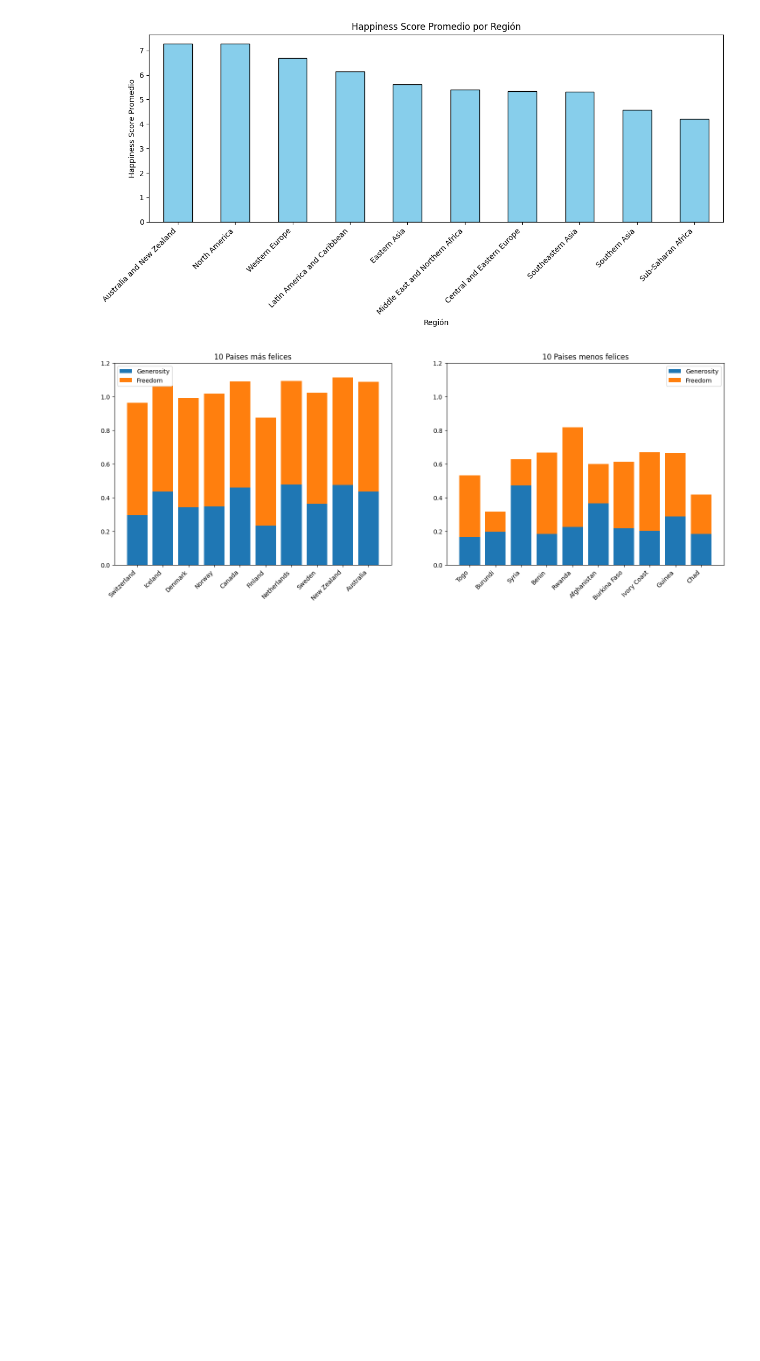
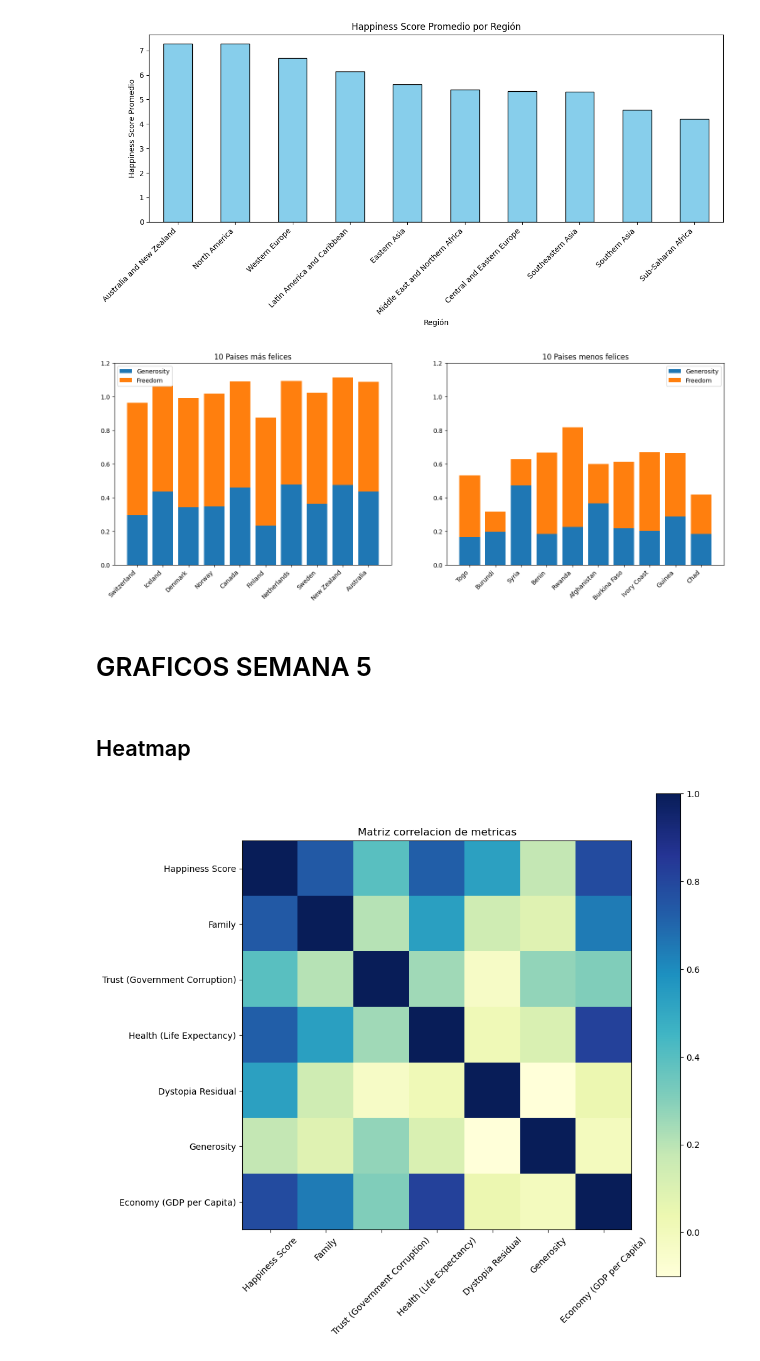
Before and after one commit to PapConAbrilar/Proyecto_Happiness, a Jupyter notebook: Proyecto.ipynb, the cells around one changed output. Saved outputs shown, nothing was run; the diff lists cells and outputs as text; code cells hidden in the pictures; blank space fills up the shorter version.

```diff
--- a/Proyecto.ipynb
+++ b/Proyecto.ipynb
@@ -233,3 +209,28 @@ p.legend.location = "top_left"
 l = layout([[p]], sizing_mode="stretch_both", margin=(60,60,60,60))
 
 show(p)
+# %% [markdown]
+# GRAFICOS SEMANA 5
+# %% [markdown]
+## Heatmap
+# %%
+corr = datos[['Happiness Score', 'Family', 'Trust (Government Corruption)',
+              'Health (Life Expectancy)', 'Dystopia Residual',
+              'Generosity', 'Economy (GDP per Capita)']].corr()
+
+plt.figure(figsize=(10,10))
+
+plt.imshow(corr, cmap='YlGnBu')
+
+plt.colorbar()
+
+labels = corr.columns
+
+plt.xticks(range(len(labels)), labels, rotation=45)
+plt.yticks(range(len(labels)), labels,)
+
+plt.title("Matriz correlacion de metricas")
+
+plt.show()
+# %% [output]
+[figure, added]
```
Also changed, not shown: parts of 6 cells of this notebook.
